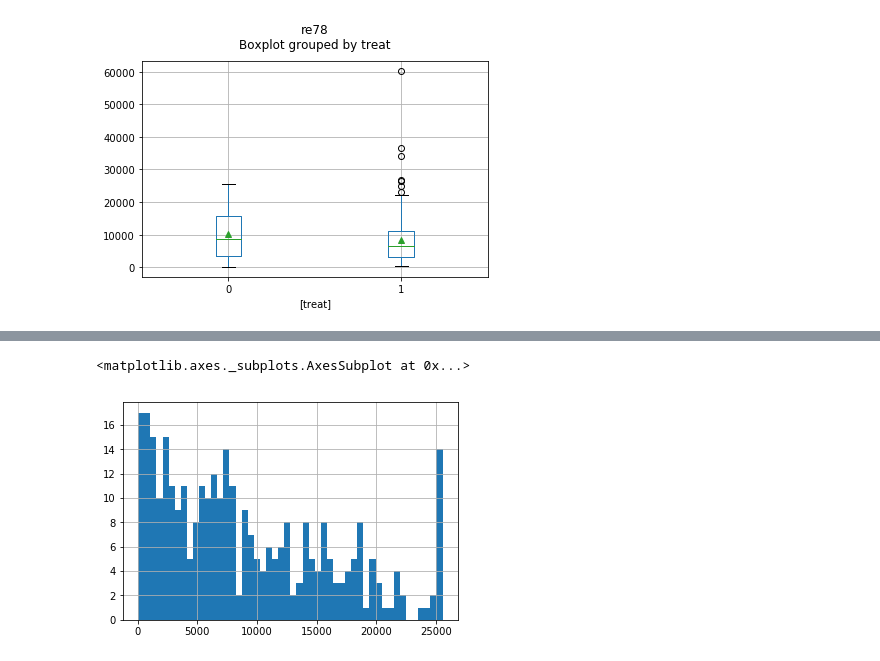
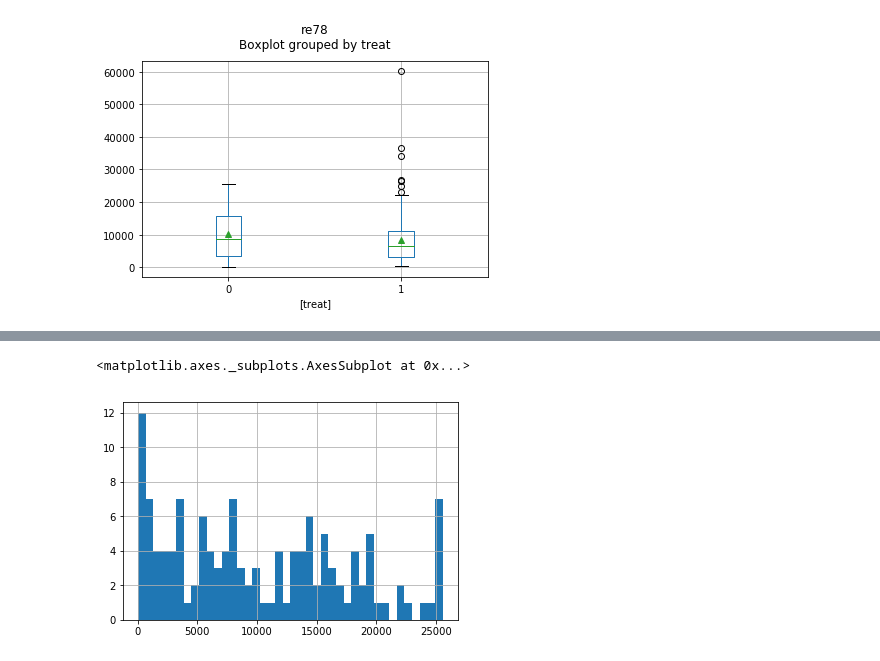
Before and after one commit to pmichele/ADA-Group, a Jupyter notebook: Partials/Michele/04 - Applied ML/Untitled.ipynb, the cells around one changed output, grey strips where cells are left out. Saved outputs shown, nothing was run; the diff lists cells and outputs as text; code cells hidden in the pictures.

```diff
--- a/Partials/Michele/04 - Applied ML/Untitled.ipynb
+++ b/Partials/Michele/04 - Applied ML/Untitled.ipynb
@@ -221,9 +230,10 @@ def buildTraining(df):
     x['race'] = x['race'].map(lambda x: ord(x[0]))
     return x
 
-logistic = linear_model.LogisticRegression()
-train = buildTraining(df0.drop('treat', 1))
-logistic.fit(train, df0['treat'])
-scores = logistic.predict_proba(train)[:, 1]
+def compute_scores(df0):
+    logistic = linear_model.LogisticRegression()
+    train = buildTraining(df0.drop('treat', 1))
+    logistic.fit(train, df0['treat'])
+    return logistic.predict_proba(train)[:, 1]
 # %% [markdown]
 ## 4. Balancing the dataset via matching
@@ -244,4 +259,0 @@ pairs = match.max_weight_matching(graph)
-# %%
-# reducing dataset only to matched pairs
-df0Match = df0.iloc[[u for u in pairs], :].sort_values(by='treat', ascending=False)
-df0Match
@@ -270,8 +260,20 @@ It seems that now the control group has a higher salary average. The treatment g
+# %%
+# Restrict dataframe to matched subjects
+def buildMatchedDF(df0, pairs):
+    ls = np.empty(len(df0), dtype='a16')
+    ls[:] = np.nan
+    for u in pairs:
+        ls[u] = df0.iloc[pairs[u]].name
+    df0Match = df0.copy()
+    df0Match['match'] = [x.decode('utf8') for x in ls ]
+    return df0Match[df0Match['match'] != 'nan']
+
+df0Match = buildMatchedDF(df0, pairs)
 # %%
 df = df0[df0['re78'] > 0]
 treat = df[df['treat'] == 1]
 control = df[df['treat'] == 0]
-dfMatch = df0Match[df0Match['re78'] > 0]
+dfMatch = df0Match[df0Match['re78'] > 0].drop('match', 1)
 treatMatch = dfMatch[dfMatch['treat'] == 1]
 controlMatch = dfMatch[dfMatch['treat'] == 0]
 # %%
@@ -284,5 +292,5 @@ boxplots(dfMatch, 're78')
 # %%
-control['re78'].hist(bins=50)
+controlMatch['re78'].hist(bins=40)
 # %% [output]
 <matplotlib.axes._subplots.AxesSubplot at 0x...>
-[figure, old version]
+[figure, new version]
```
Also changed, not shown: parts of 28 cells of this notebook.
